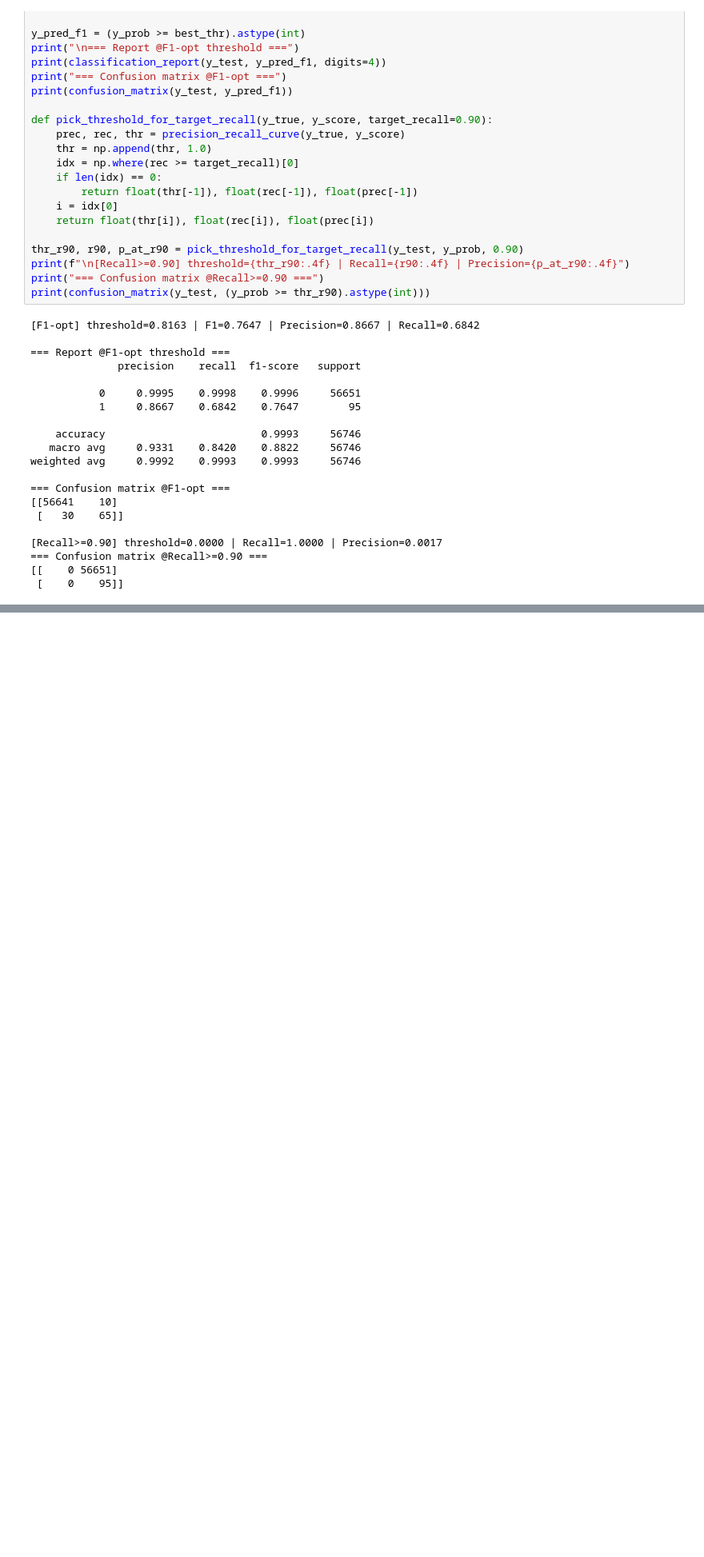
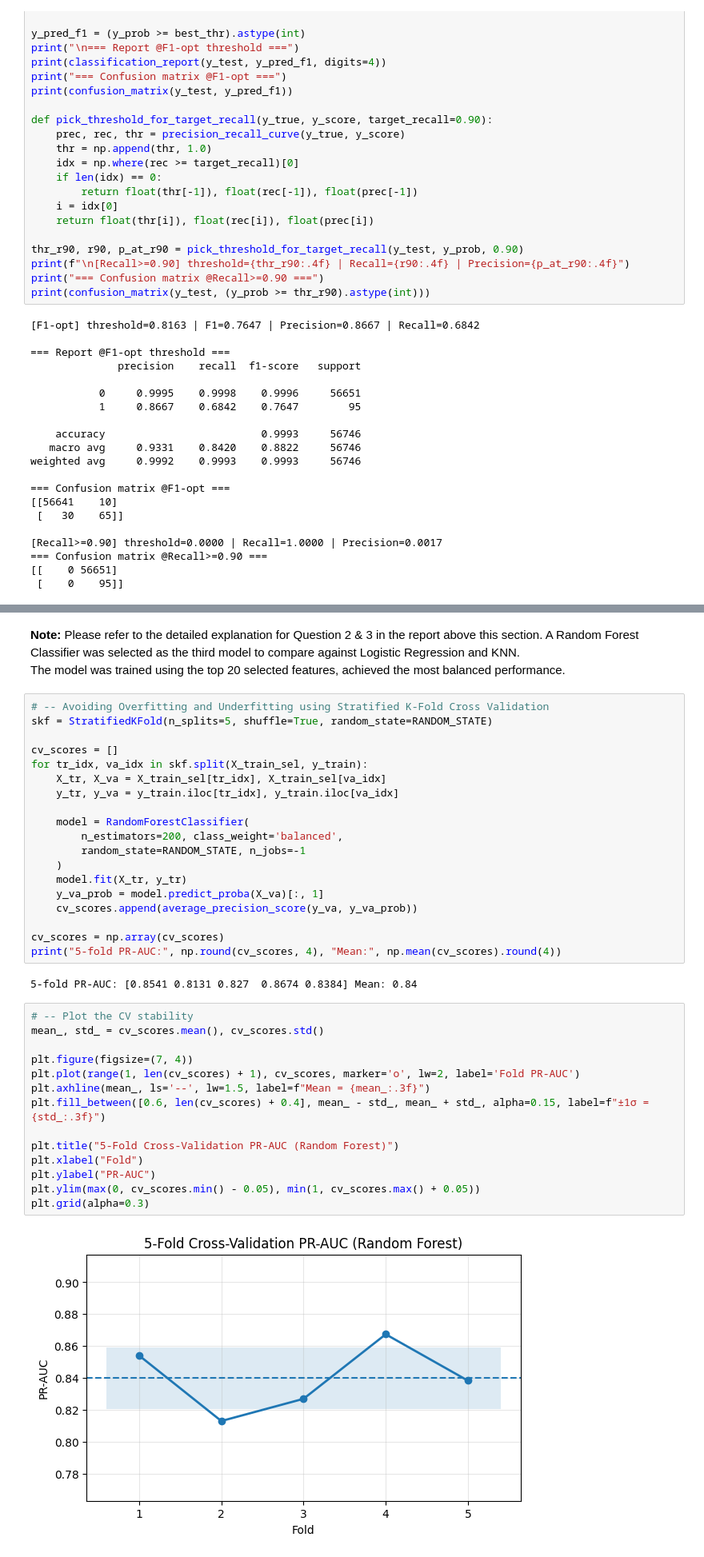
Before and after one commit to Yongjie-zhao-1164671/1164671, a Jupyter notebook: creditcard_fraud_analysis.ipynb, the cells around one changed output, grey strips where cells are left out. Shown: that part at 80% size. Cells and saved outputs as stored; diff of their text form; blank space fills up the shorter version.

```diff
--- a/creditcard_fraud_analysis.ipynb
+++ b/creditcard_fraud_analysis.ipynb
@@ -275,0 +562,41 @@ weighted avg     0.9992    0.9993    0.9993     56746
+# %% [markdown]
+**Note:** Please refer to the detailed explanation for Question 2 & 3 in the report above this section.
+A Random Forest Classifier was selected as the third model to compare against Logistic Regression and KNN.
+The model was trained using the top 20 selected features, achieved the most balanced performance.
+# %%
+# -- Avoiding Overfitting and Underfitting using Stratified K-Fold Cross Validation
+skf = StratifiedKFold(n_splits=5, shuffle=True, random_state=RANDOM_STATE)
+
+cv_scores = []
+for tr_idx, va_idx in skf.split(X_train_sel, y_train):
+    X_tr, X_va = X_train_sel[tr_idx], X_train_sel[va_idx]
+    y_tr, y_va = y_train.iloc[tr_idx], y_train.iloc[va_idx]
+
+    model = RandomForestClassifier(
+        n_estimators=200, class_weight='balanced',
+        random_state=RANDOM_STATE, n_jobs=-1
+    )
+    model.fit(X_tr, y_tr)
+    y_va_prob = model.predict_proba(X_va)[:, 1]
+    cv_scores.append(average_precision_score(y_va, y_va_prob))
+
+cv_scores = np.array(cv_scores)
+print("5-fold PR-AUC:", np.round(cv_scores, 4), "Mean:", np.mean(cv_scores).round(4))
+# %% [output]
+5-fold PR-AUC: [0.8541 0.8131 0.827  0.8674 0.8384] Mean: 0.84
+# %%
+# -- Plot the CV stability
+mean_, std_ = cv_scores.mean(), cv_scores.std()
+
+plt.figure(figsize=(7, 4))
+plt.plot(range(1, len(cv_scores) + 1), cv_scores, marker='o', lw=2, label='Fold PR-AUC')
+plt.axhline(mean_, ls='--', lw=1.5, label=f"Mean = {mean_:.3f}")
+plt.fill_between([0.6, len(cv_scores) + 0.4], mean_ - std_, mean_ + std_, alpha=0.15, label=f"±1σ = {std_:.3f}")
+
+plt.title("5-Fold Cross-Validation PR-AUC (Random Forest)")
+plt.xlabel("Fold")
+plt.ylabel("PR-AUC")
+plt.ylim(max(0, cv_scores.min() - 0.05), min(1, cv_scores.max() + 0.05))
+plt.grid(alpha=0.3)
+# %% [output]
+[figure, added]
```
Also changed, not shown: parts of 17 cells of this notebook.
